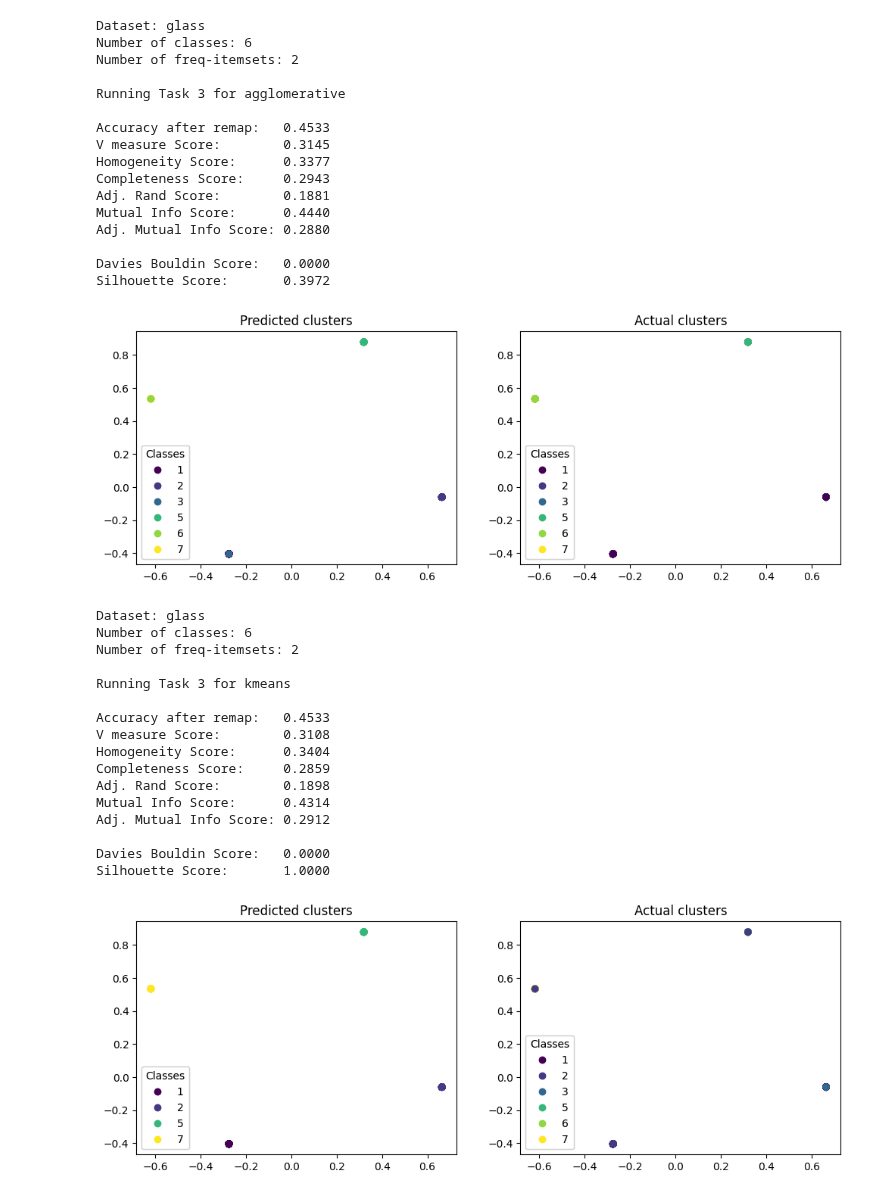
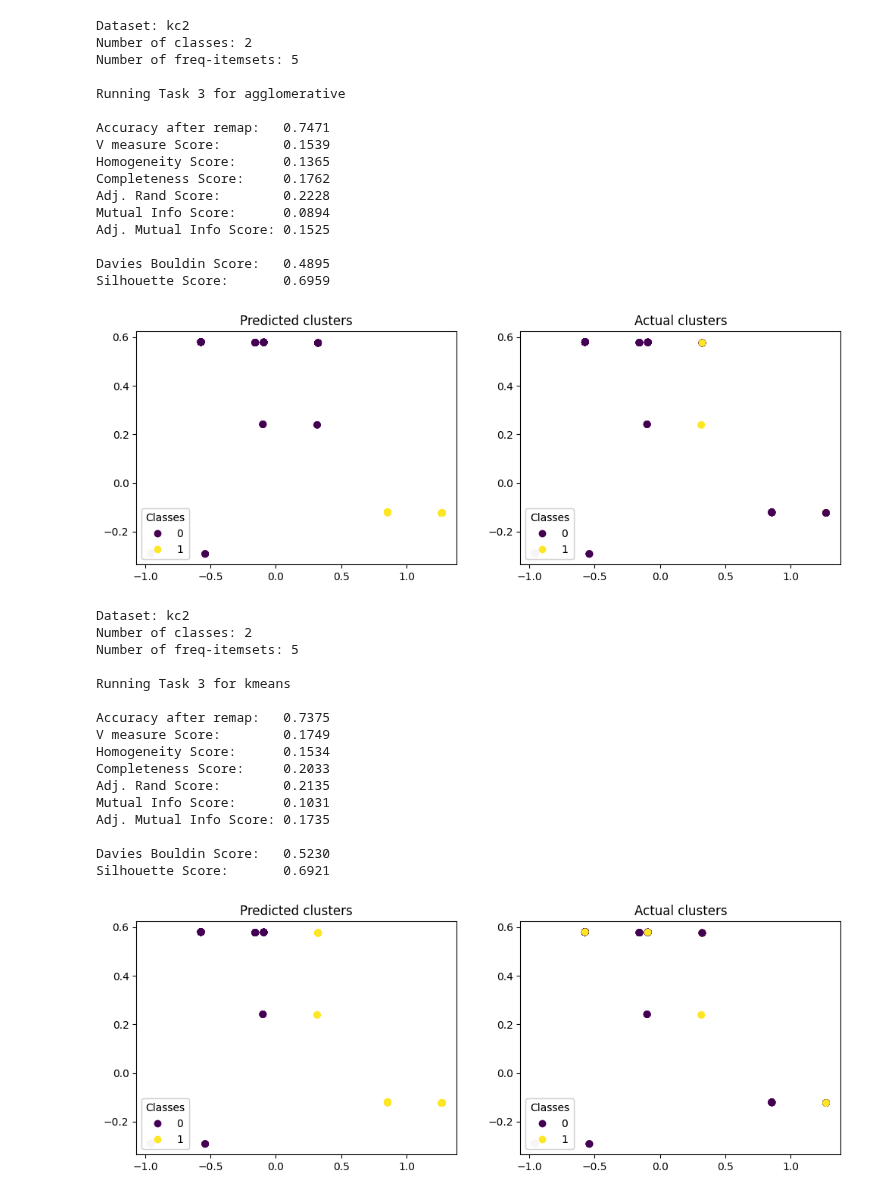
Before and after one commit to siddhantpathakk/FrequentMining, a Jupyter notebook: task3.ipynb, the cells around one changed output. Drawn from its saved outputs; the diff is of its cells as text; code cells hidden in the pictures.

```diff
--- a/task3.ipynb
+++ b/task3.ipynb
@@ -68,40 +68,40 @@ Silhouette Score:       0.3330
 # %%
 algo_name = 'agglomerative'
-dataset_name = 'glass'
+dataset_name = 'kc2'
 
 df, target, num_classes = load_data(name=dataset_name)
-fi = get_frequent_itemsets(df, minsup=0.6)
+fi = get_frequent_itemsets(df, minsup=0.35)
 df = make_cluster_df(df, fi)
 
 print('Dataset: {}'.format(dataset_name))
 print('Number of classes: {}'.format(num_classes))
 print('Number of freq-itemsets: {}\n'.format(len(fi)))
 
 task3(df, target, num_classes, algo_name)
 # %% [output]
-Dataset: glass
-Number of classes: 6
-Number of freq-itemsets: 2
+Dataset: kc2
+Number of classes: 2
+Number of freq-itemsets: 5
 
 Running Task 3 for agglomerative
 
-Accuracy after remap:   0.4533
-V measure Score:        0.3145
-Homogeneity Score:      0.3377
-Completeness Score:     0.2943
-Adj. Rand Score:        0.1881
-Mutual Info Score:      0.4440
-Adj. Mutual Info Score: 0.2880
+Accuracy after remap:   0.7471
+V measure Score:        0.1539
+Homogeneity Score:      0.1365
+Completeness Score:     0.1762
+Adj. Rand Score:        0.2228
+Mutual Info Score:      0.0894
+Adj. Mutual Info Score: 0.1525
 
-Davies Bouldin Score:   0.0000
-Silhouette Score:       0.3972
+Davies Bouldin Score:   0.4895
+Silhouette Score:       0.6959
-[figure, old version]
+[figure, new version]
 # %%
 algo_name = 'kmeans'
-dataset_name = 'glass'
+dataset_name = 'kc2'
 
 df, target, num_classes = load_data(name=dataset_name)
-fi = get_frequent_itemsets(df, minsup=0.6)
+fi = get_frequent_itemsets(df, minsup=0.35)
 df = make_cluster_df(df, fi)
 
 print('Dataset: {}'.format(dataset_name))
@@ -110,20 +110,20 @@ print('Number of freq-itemsets: {}\n'.format(len(fi)))
 
 task3(df, target, num_classes, algo_name)
 # %% [output]
-Dataset: glass
-Number of classes: 6
-Number of freq-itemsets: 2
+Dataset: kc2
+Number of classes: 2
+Number of freq-itemsets: 5
 
 Running Task 3 for kmeans
 
-Accuracy after remap:   0.4533
-V measure Score:        0.3108
-Homogeneity Score:      0.3404
-Completeness Score:     0.2859
-Adj. Rand Score:        0.1898
-Mutual Info Score:      0.4314
-Adj. Mutual Info Score: 0.2912
+Accuracy after remap:   0.7375
+V measure Score:        0.1749
+Homogeneity Score:      0.1534
+Completeness Score:     0.2033
+Adj. Rand Score:        0.2135
+Mutual Info Score:      0.1031
+Adj. Mutual Info Score: 0.1735
 
-Davies Bouldin Score:   0.0000
-Silhouette Score:       1.0000
+Davies Bouldin Score:   0.5230
+Silhouette Score:       0.6921
-[figure, old version]
+[figure, new version]
```
Also changed, not shown: parts of 2 cells of this notebook.
